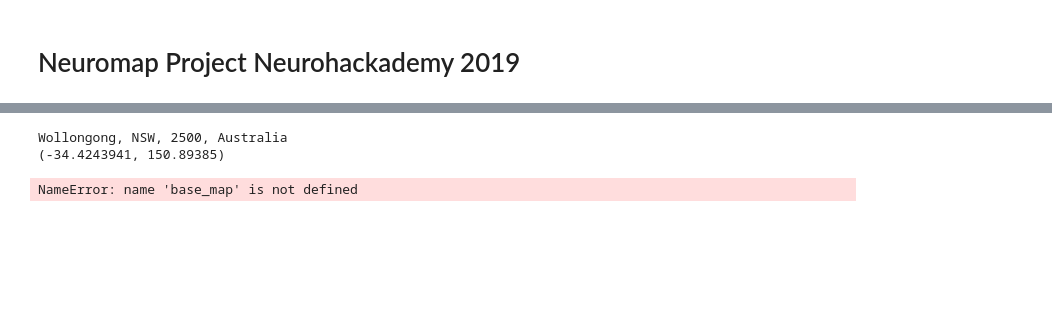
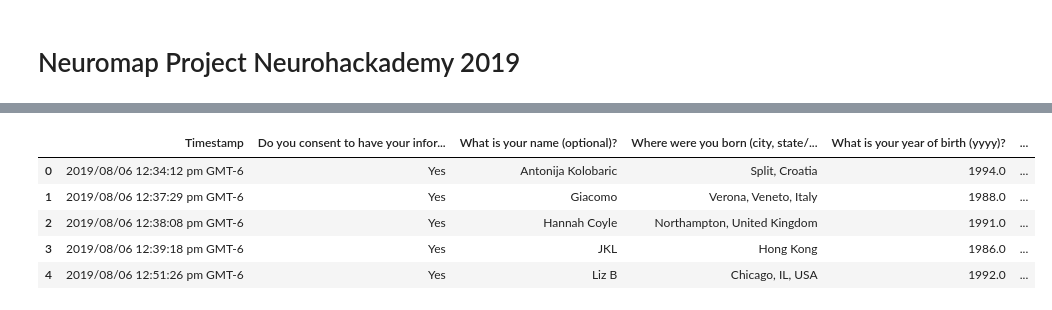
Before and after one commit to g14r/neurohackmap, a Jupyter notebook: Neuromap_code.ipynb, the cells around one changed output, grey strips where cells are left out. Saved outputs shown, nothing was run; the diff lists cells and outputs as text; code cells hidden in the pictures; blank space fills up the shorter version.

```diff
--- a/Neuromap_code.ipynb
+++ b/Neuromap_code.ipynb
@@ -19,12 +10,0 @@ folium.Map()
-# %%
-# create column of latitude and longitude from city information
-# use geopy https://geopy.readthedocs.io/en/latest/
-
-from geopy.geocoders import Nominatim
-geolocator = Nominatim(user_agent="neuromap")
-location = geolocator.geocode("Wollongong, NSW, Australia")
-print(location.address)
-print((location.latitude, location.longitude))
-# %% [output]
-Wollongong, NSW, 2500, Australia
-(-34.4243941, 150.89385)
@@ -35,4 +10,0 @@ def generateBaseMap(default_location=[-34.4243941, 150.89385], default_zoom_star
-# %%
-base_map
-# %% [output]
-NameError: name 'base_map' is not defined
@@ -40,0 +16,14 @@ m= folium.Map(default_location=[-34.4243941, 150.89385])
+# %%
+#identify missing values
+missing_values = ["  ", "-"]
+df = pd.read_csv('../NeuroMap-38responses.csv', na_values = missing_values, encoding='latin-1')
+
+#view data
+df.head(5)
+# %% [output]
+|  | Timestamp | Do you consent to have your infor... | What is your name (optional)? | Where were you born (city, state/... | What is your year of birth (yyyy)? | ... |
+| 0 | 2019/08/06 12:34:12 pm GMT-6 | Yes | Antonija Kolobaric | Split, Croatia | 1994.0 | ... |
+| 1 | 2019/08/06 12:37:29 pm GMT-6 | Yes | Giacomo | Verona, Veneto, Italy | 1988.0 | ... |
+| 2 | 2019/08/06 12:38:08 pm GMT-6 | Yes | Hannah Coyle | Northampton, United Kingdom | 1991.0 | ... |
+| 3 | 2019/08/06 12:39:18 pm GMT-6 | Yes | JKL | Hong Kong | 1986.0 | ... |
+| 4 | 2019/08/06 12:51:26 pm GMT-6 | Yes | Liz B | Chicago, IL, USA | 1992.0 | ... |
```
Also changed, not shown: parts of 16 cells of this notebook.
